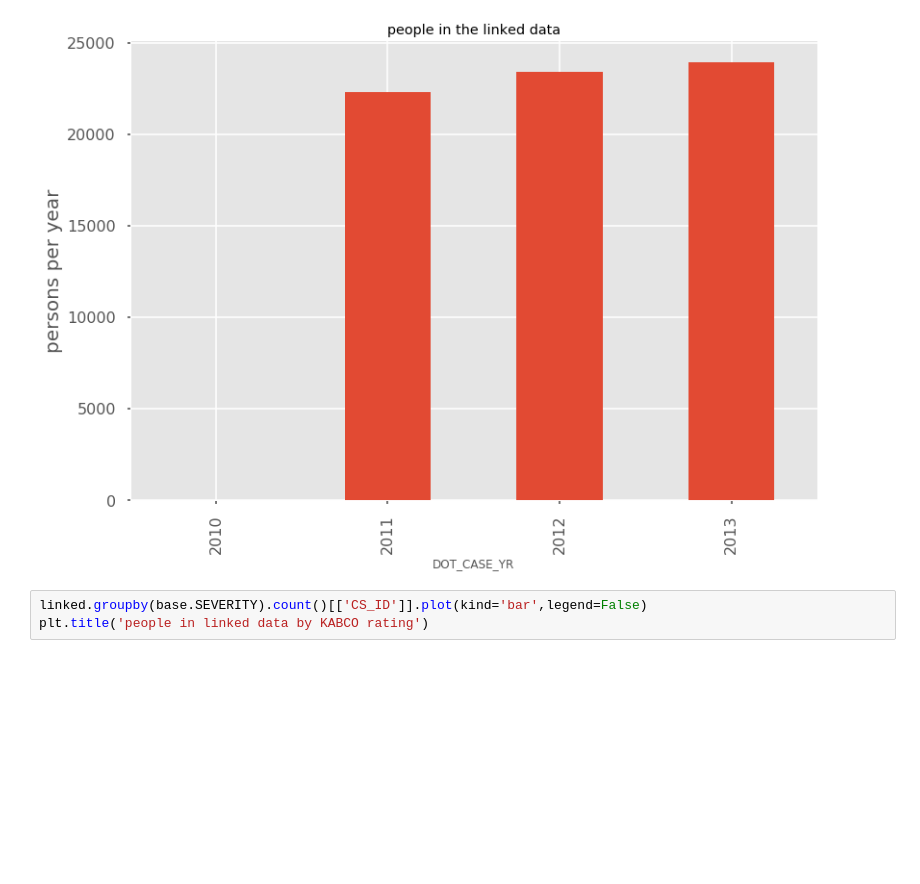
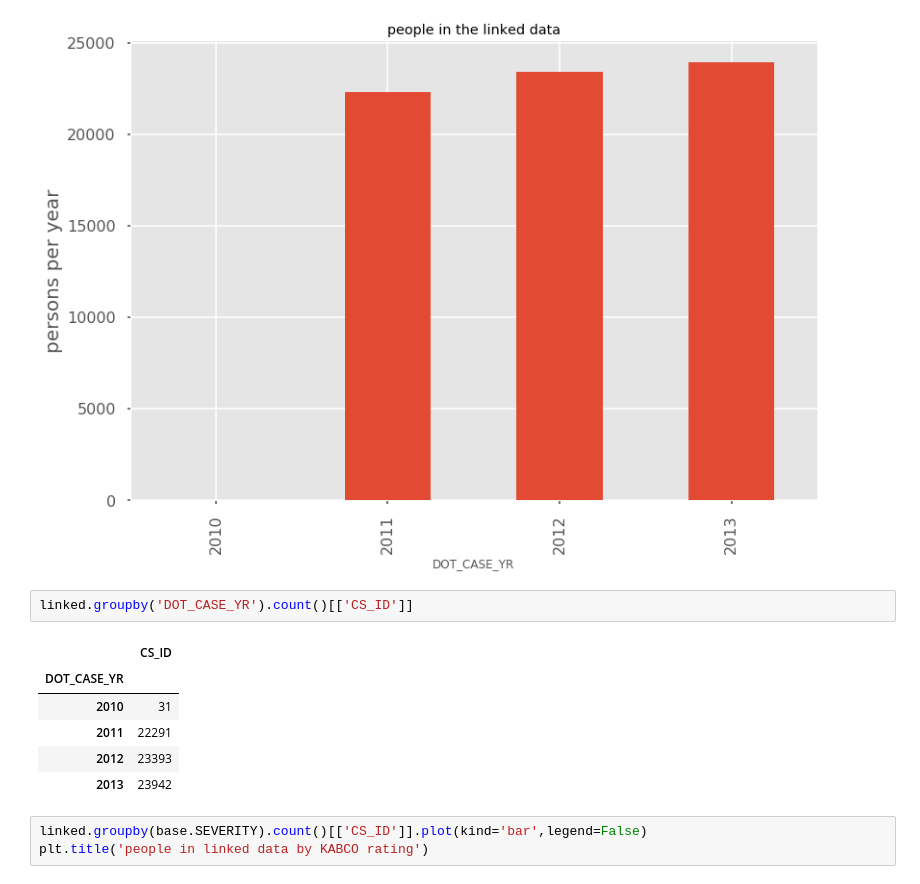
Before and after one commit to MODA-NYC/Project_SevereCrashes, a Jupyter notebook: DataDetail.ipynb, the cells around one changed output. Drawn from its saved outputs; the diff is of its cells as text; blank space fills up the shorter version.

```diff
--- a/DataDetail.ipynb
+++ b/DataDetail.ipynb
@@ -271,6 +271,15 @@ plt.title('people in the linked data')
 # %% [output]
 <matplotlib.text.Text at 0x...>
 [figure]
+# %%
+linked.groupby('DOT_CASE_YR').count()[['CS_ID']]
+# %% [output]
+|  | CS_ID |
+| DOT_CASE_YR |  |
+| 2010 | 31 |
+| 2011 | 22291 |
+| 2012 | 23393 |
+| 2013 | 23942 |
 # %%
 linked.groupby(base.SEVERITY).count()[['CS_ID']].plot(kind='bar',legend=False)
 plt.title('people in linked data by KABCO rating')
```
Also changed, not shown: parts of 1 cell of this notebook.
